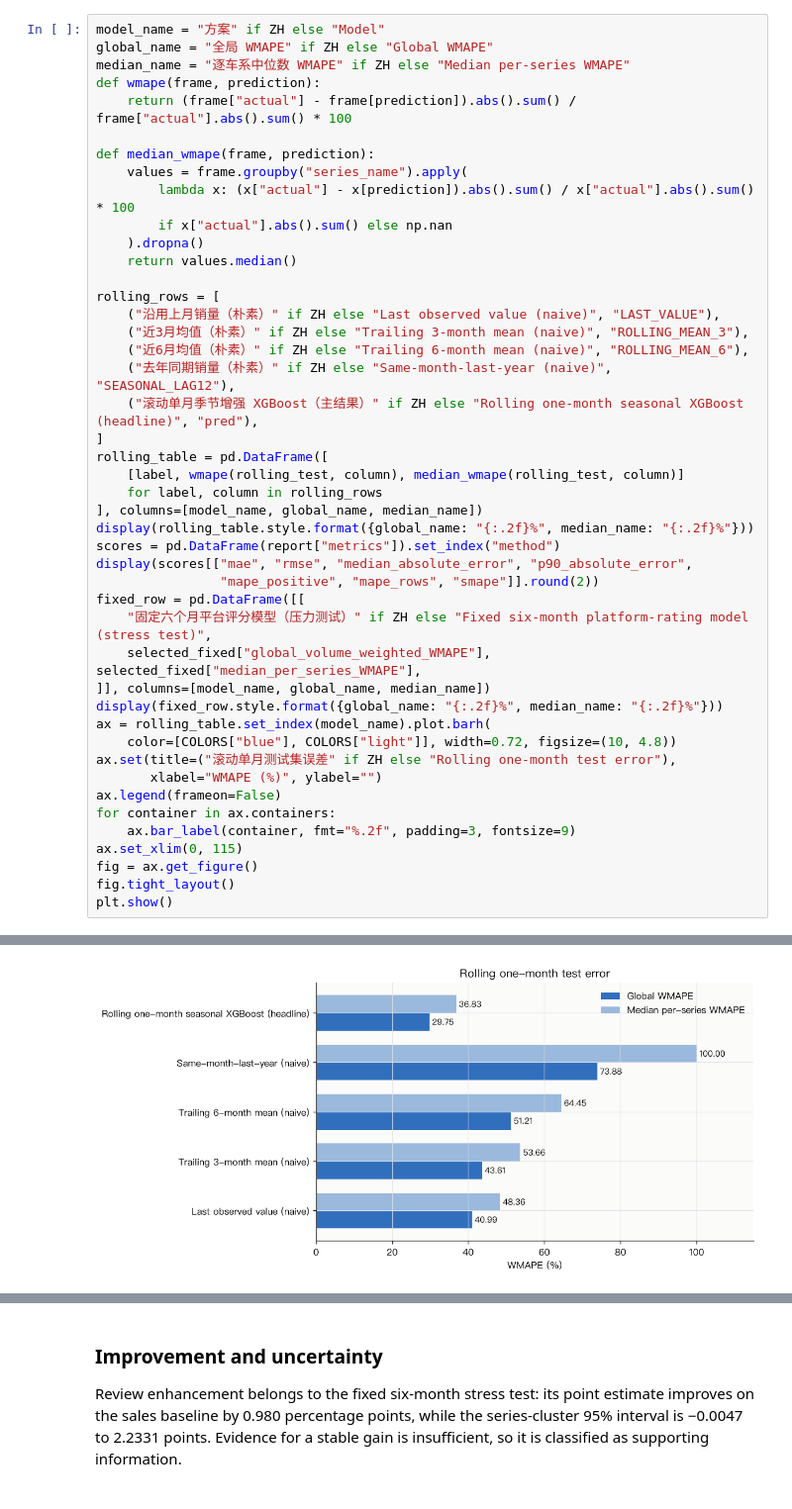
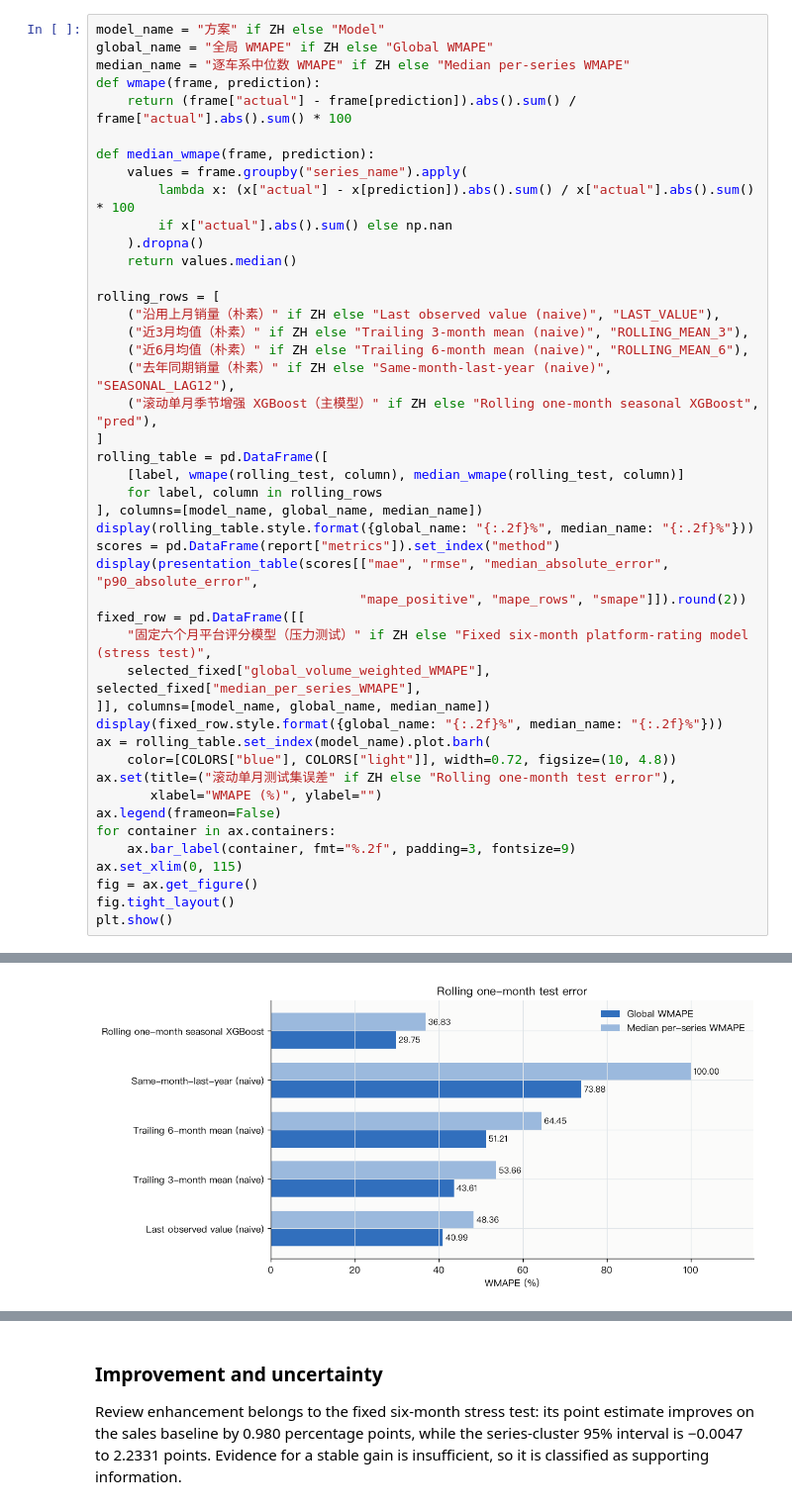
Before and after one commit to Yemyu/china-auto-market-analysis, a Jupyter notebook: notebook/China_Auto_Market_Analysis_EN.ipynb, the cells around one changed output, grey strips where cells are left out. Shown at 99% size. Drawn from its saved outputs; the diff is of its cells as text.

```diff
--- a/notebook/China_Auto_Market_Analysis_EN.ipynb
+++ b/notebook/China_Auto_Market_Analysis_EN.ipynb
@@ -204,7 +294,7 @@ rolling_rows = [
     ("近3月均值（朴素）" if ZH else "Trailing 3-month mean (naive)", "ROLLING_MEAN_3"),
     ("近6月均值（朴素）" if ZH else "Trailing 6-month mean (naive)", "ROLLING_MEAN_6"),
     ("去年同期销量（朴素）" if ZH else "Same-month-last-year (naive)", "SEASONAL_LAG12"),
-    ("滚动单月季节增强 XGBoost（主结果）" if ZH else "Rolling one-month seasonal XGBoost (headline)", "pred"),
+    ("滚动单月季节增强 XGBoost（主模型）" if ZH else "Rolling one-month seasonal XGBoost", "pred"),
 ]
 rolling_table = pd.DataFrame([
     [label, wmape(rolling_test, column), median_wmape(rolling_test, column)]
@@ -212,8 +302,8 @@ rolling_table = pd.DataFrame([
 ], columns=[model_name, global_name, median_name])
 display(rolling_table.style.format({global_name: "{:.2f}%", median_name: "{:.2f}%"}))
 scores = pd.DataFrame(report["metrics"]).set_index("method")
-display(scores[["mae", "rmse", "median_absolute_error", "p90_absolute_error",
-                "mape_positive", "mape_rows", "smape"]].round(2))
+display(presentation_table(scores[["mae", "rmse", "median_absolute_error", "p90_absolute_error",
+                                  "mape_positive", "mape_rows", "smape"]]).round(2))
 fixed_row = pd.DataFrame([[
     "固定六个月平台评分模型（压力测试）" if ZH else "Fixed six-month platform-rating model (stress test)",
     selected_fixed["global_volume_weighted_WMAPE"], selected_fixed["median_per_series_WMAPE"],
@@ -247,6 +337,6 @@ plt.show()
 |  | Model | Global WMAPE | Median per-series WMAPE |
 | 0 | Fixed six-month platform-rating m... | 38.09% | 48.18% |
-[figure, old version]
+[figure, new version]
 # %% [markdown]
 ### Historical origins and model selection
 
```
Also changed, not shown: parts of 31 cells of this notebook, 29 other files.
